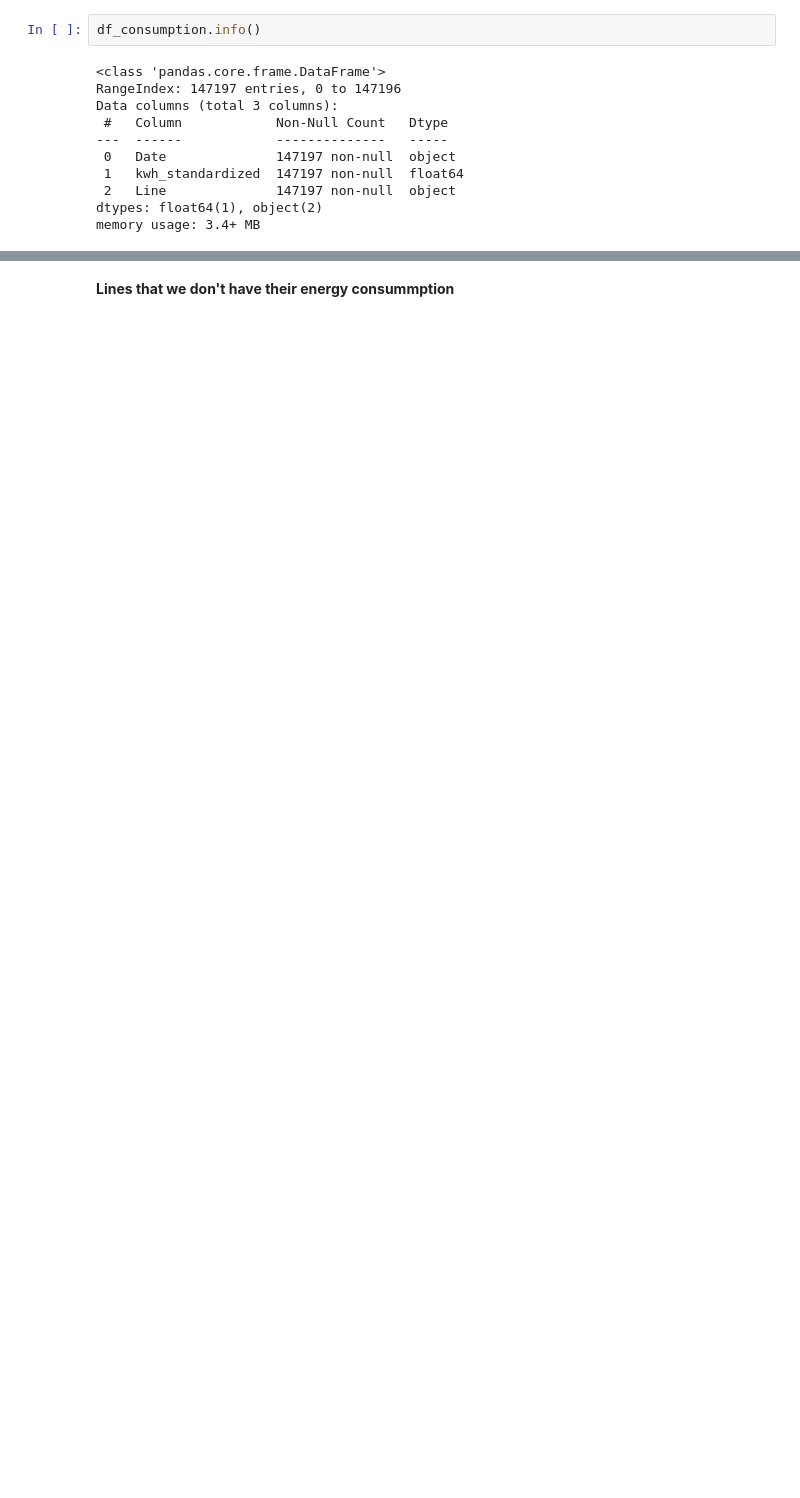
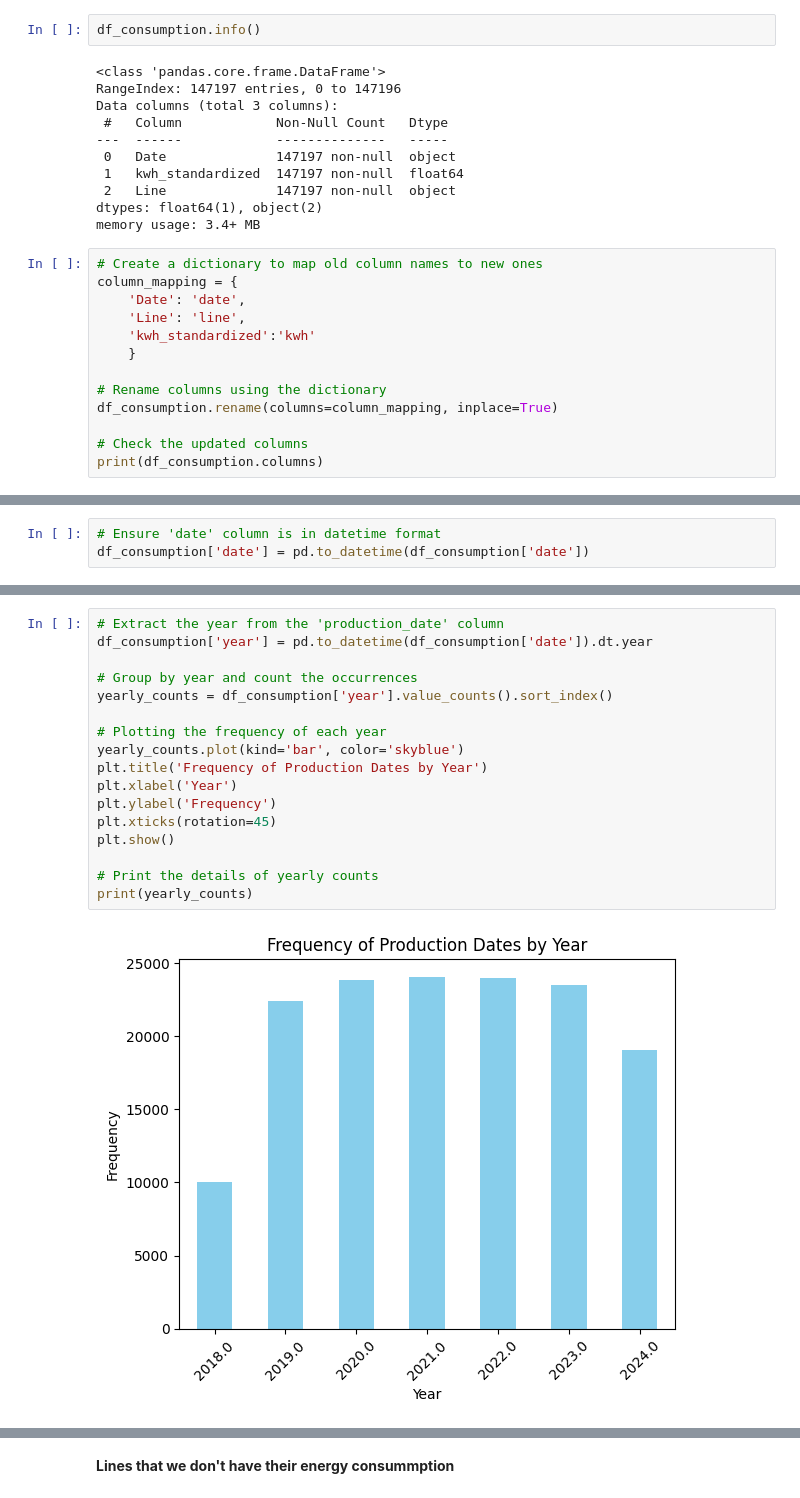
Before and after one commit to NiloofarSoltani-2/Pescara_Energy_Consumption, a Jupyter notebook: Niloofar_Soltani_Analysis.ipynb, the cells around one changed output, grey strips where cells are left out. Drawn from its saved outputs; the diff is of its cells as text; blank space fills up the shorter version.

```diff
--- a/Niloofar_Soltani_Analysis.ipynb
+++ b/Niloofar_Soltani_Analysis.ipynb
@@ -95,3 +783,16 @@ Data columns (total 3 columns):
  2   Line              147197 non-null  object
 dtypes: float64(1), object(2)
 memory usage: 3.4+ MB
+# %%
+# Create a dictionary to map old column names to new ones
+column_mapping = {
+    'Date': 'date',
+    'Line': 'line',
+    'kwh_standardized':'kwh'
+    }
+
+# Rename columns using the dictionary
+df_consumption.rename(columns=column_mapping, inplace=True)
+
+# Check the updated columns
+print(df_consumption.columns)
@@ -97,0 +828,3 @@ memory usage: 3.4+ MB
+# %%
+# Ensure 'date' column is in datetime format
+df_consumption['date'] = pd.to_datetime(df_consumption['date'])
@@ -97,0 +852,19 @@ memory usage: 3.4+ MB
+# %%
+# Extract the year from the 'production_date' column
+df_consumption['year'] = pd.to_datetime(df_consumption['date']).dt.year
+
+# Group by year and count the occurrences
+yearly_counts = df_consumption['year'].value_counts().sort_index()
+
+# Plotting the frequency of each year
+yearly_counts.plot(kind='bar', color='skyblue')
+plt.title('Frequency of Production Dates by Year')
+plt.xlabel('Year')
+plt.ylabel('Frequency')
+plt.xticks(rotation=45)
+plt.show()
+
+# Print the details of yearly counts
+print(yearly_counts)
+# %% [output]
+[figure, added]
```
Also changed, not shown: parts of 102 cells of this notebook.
